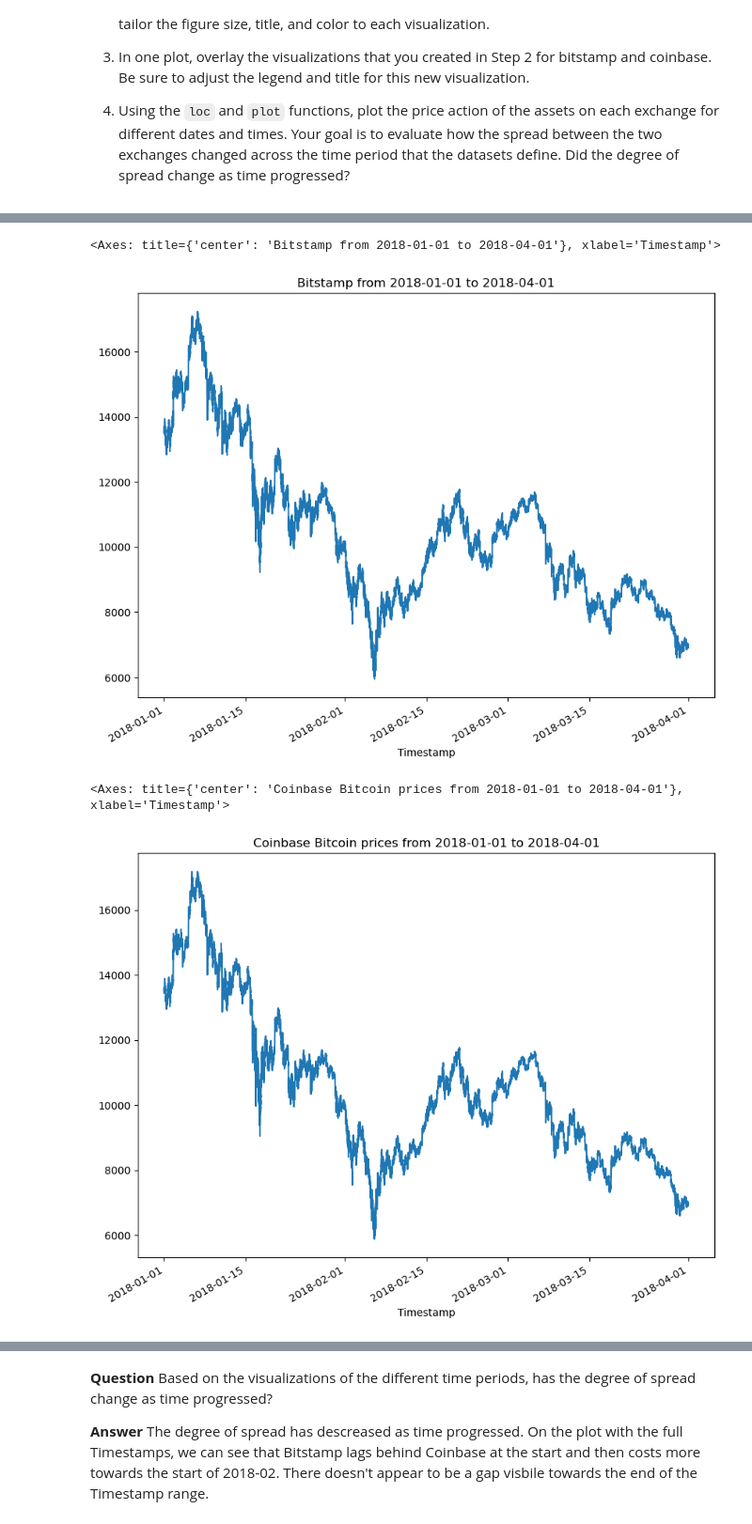
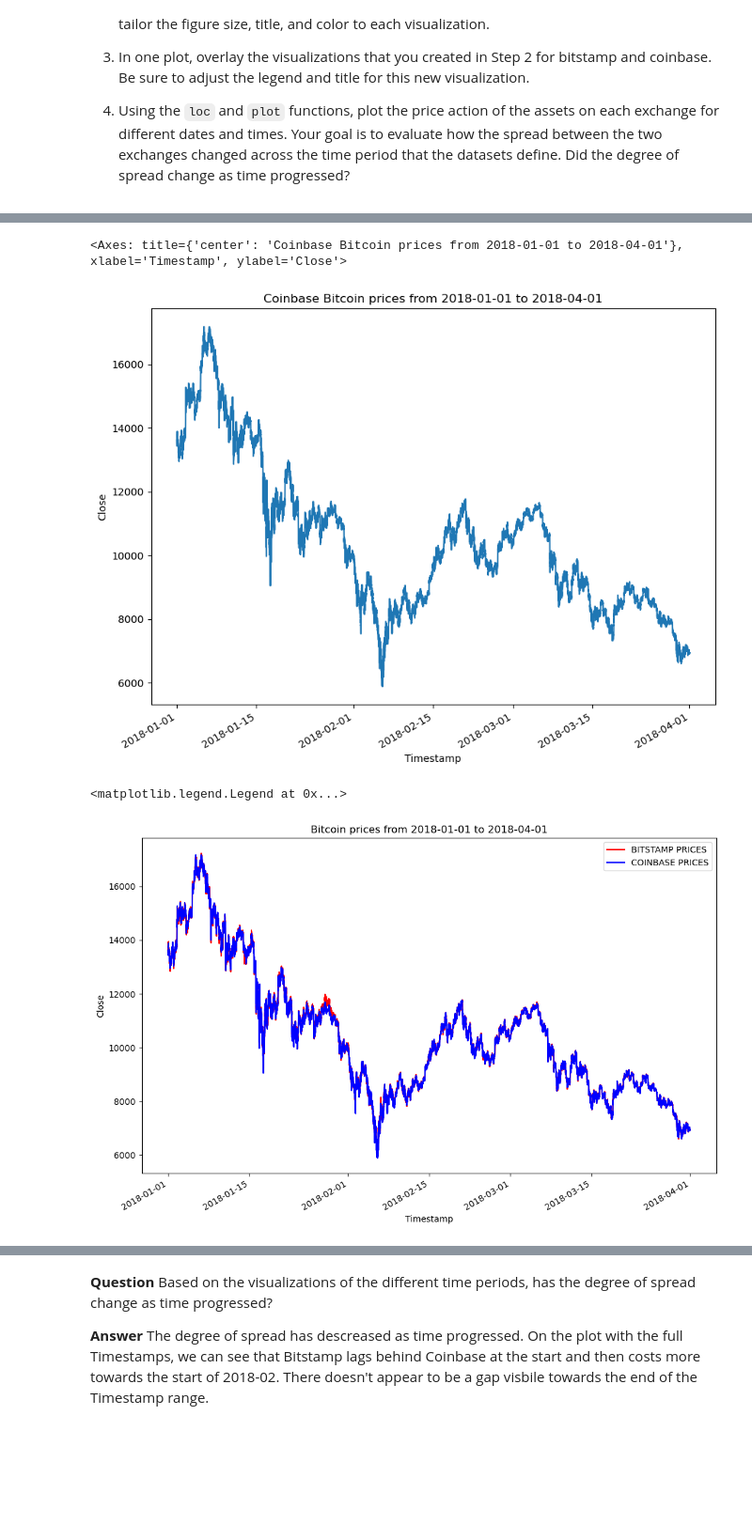
Before and after one commit to greg-krulin/Challenge3, a Jupyter notebook: crypto_arbitrage.ipynb, the cells around one changed output, grey strips where cells are left out. Shown at 94% size. Saved outputs shown, nothing was run; the diff lists cells and outputs as text; code cells hidden in the pictures; blank space fills up the shorter version.

```diff
--- a/crypto_arbitrage.ipynb
+++ b/crypto_arbitrage.ipynb
@@ -234,17 +244,20 @@ coinbase.describe()
 # %%
-# Create a line plot for the bitstamp DataFrame for the full length of time in the dataset
+# Create a line plot for the coinbase DataFrame for the full length of time in the dataset
 # Be sure that the figure size, title, and color are tailored to each visualization
 # YOUR CODE HERE
-bitstamp['Close'].plot(figsize = (10,8), title ="Bitstamp Bitcoin prices from 2018-01-01 to 2018-04-01")
+coinbase['Close'].plot(figsize = (10,8), title ="Coinbase Bitcoin prices from 2018-01-01 to 2018-04-01", ylabel = "Close")
 # %% [output]
-<Axes: title={'center': 'Bitstamp from 2018-01-01 to 2018-04-01'}, xlabel='Timestamp'>
+<Axes: title={'center': 'Coinbase Bitcoin prices from 2018-01-01 to 2018-04-01'}, xlabel='Timestamp', ylabel='Close'>
-[figure, old version]
+[figure, new version]
 # %%
-# Create a line plot for the coinbase DataFrame for the full length of time in the dataset
-# Be sure that the figure size, title, and color are tailored to each visualization
+# Overlay the visualizations for the bitstamp and coinbase DataFrames in one plot
+# The plot should visualize the prices over the full lenth of the dataset
+# Be sure to include the parameters: legend, figure size, title, and color and label
 # YOUR CODE HERE
-coinbase['Close'].plot(figsize = (10,8), title ="Coinbase Bitcoin prices from 2018-01-01 to 2018-04-01")
+ax =bitstamp['Close'].plot(figsize = (12,8), color ='Red', title ="Bitcoin prices from 2018-01-01 to 2018-04-01", ylabel = "Close")
+coinbase['Close'].plot(ax = ax,  color = 'Blue')
+ax.legend(['BITSTAMP PRICES', 'COINBASE PRICES'])
 # %% [output]
-<Axes: title={'center': 'Coinbase Bitcoin prices from 2018-01-01 to 2018-04-01'}, xlabel='Timestamp'>
+<matplotlib.legend.Legend at 0x...>
-[figure, old version]
+[figure, new version]
 # %%
```
Also changed, not shown: parts of 12 cells of this notebook.
